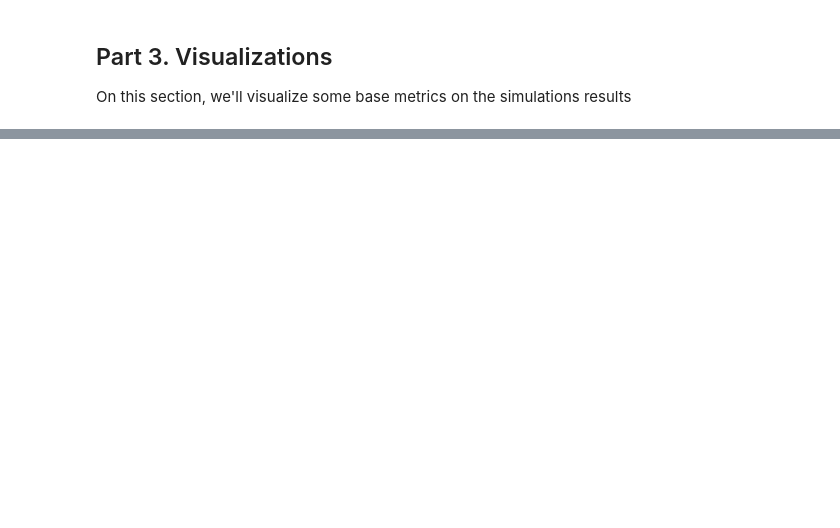
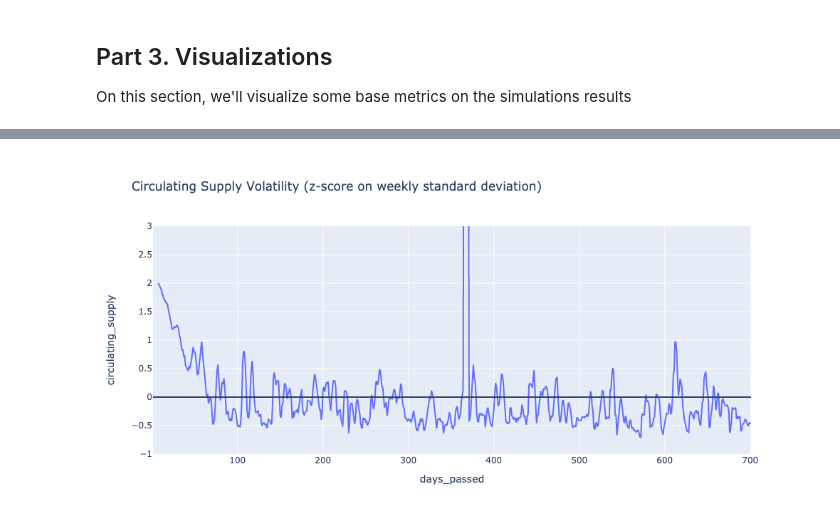
Before and after one commit to BlockScience/subspace, a Jupyter notebook: notebooks/sanity_check.ipynb, the cells around one changed output, grey strips where cells are left out. Cells and saved outputs as stored; diff of their text form; code cells hidden in the pictures; blank space fills up the shorter version.

Commit message:
add circ supply volatility

```diff
--- a/notebooks/sanity_check.ipynb
+++ b/notebooks/sanity_check.ipynb
@@ -178,0 +179,14 @@ fig.show()
+# %%
+from subspace_model.trajectory_metrics import *
+m_df = sim_df.set_index('days_passed')
+s = window_volatility(m_df.circulating_supply).reset_index()
+
+fig = px.line(s,
+        x='days_passed',
+        y='circulating_supply',
+        title='Circulating Supply Volatility (z-score on weekly standard deviation)')
+fig.add_hline(0)
+fig.update_layout(width=1000, height=500, yaxis_range=[-1, 3])
+fig.show()
+# %% [output]
+[figure, added]
```
Also changed, not shown: parts of 10 cells of this notebook, 1 other file.
